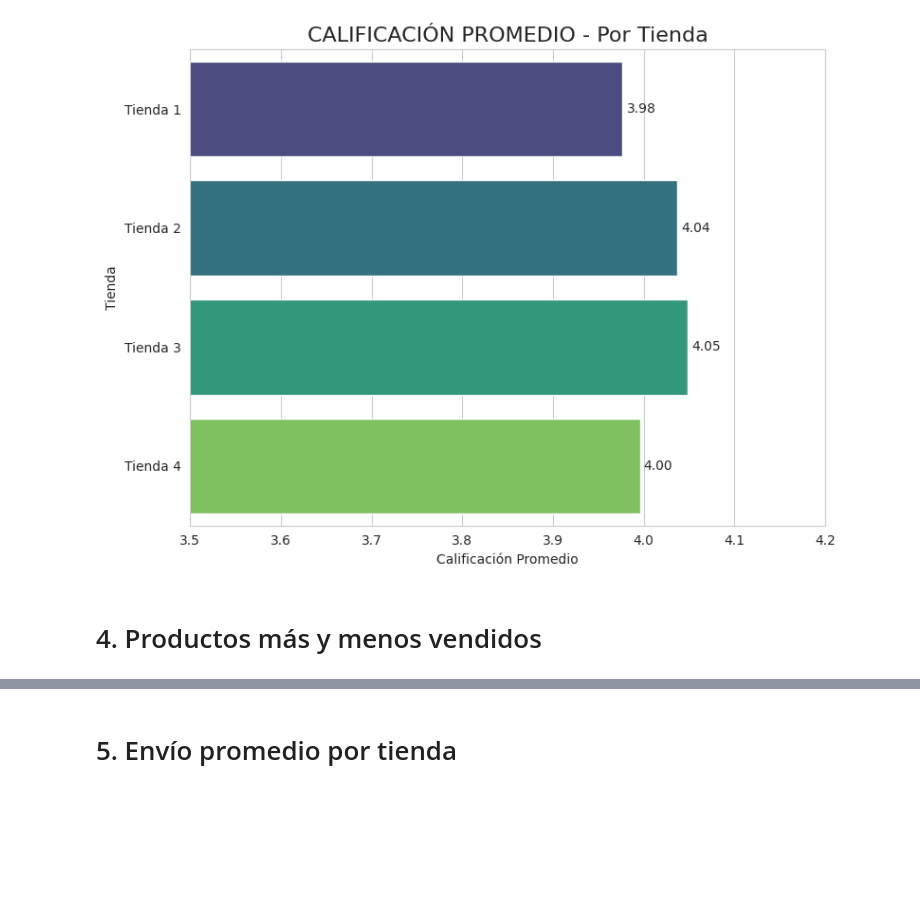
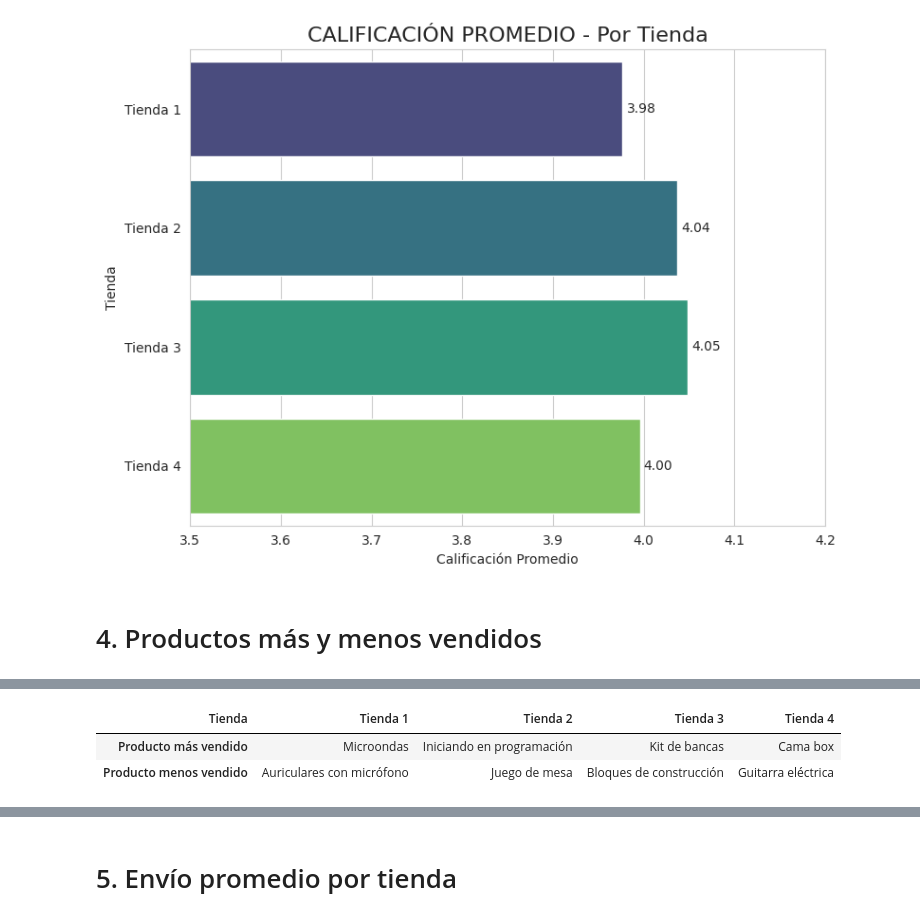
Before and after one commit to renzolea/Challenge-Alura-Store, a Jupyter notebook: AluraStoreLatam.ipynb, the cells around one changed output, grey strips where cells are left out. Drawn from its saved outputs; the diff is of its cells as text; code cells hidden in the pictures; blank space fills up the shorter version.

```diff
--- a/AluraStoreLatam.ipynb
+++ b/AluraStoreLatam.ipynb
@@ -264,0 +212,33 @@ plt.show()
+# %%
+# Find the most and least sold product for each store directly
+store1_products = {'Tienda': ['Tienda 1'],
+                     'Producto más vendido': [tienda['Producto'].value_counts().idxmax()],
+                     'Producto menos vendido': [tienda['Producto'].value_counts().idxmin()]}
+
+store2_products = {'Tienda': ['Tienda 2'],
+                     'Producto más vendido': [tienda2['Producto'].value_counts().idxmax()],
+                     'Producto menos vendido': [tienda2['Producto'].value_counts().idxmin()]}
+
+store3_products = {'Tienda': ['Tienda 3'],
+                     'Producto más vendido': [tienda3['Producto'].value_counts().idxmax()],
+                     'Producto menos vendido': [tienda3['Producto'].value_counts().idxmin()]}
+
+store4_products = {'Tienda': ['Tienda 4'],
+                     'Producto más vendido': [tienda4['Producto'].value_counts().idxmax()],
+                     'Producto menos vendido': [tienda4['Producto'].value_counts().idxmin()]}
+
+# Create DataFrames from the data
+df_store1_products = pd.DataFrame(store1_products)
+df_store2_products = pd.DataFrame(store2_products)
+df_store3_products = pd.DataFrame(store3_products)
+df_store4_products = pd.DataFrame(store4_products)
+
+# Concatenate the DataFrames
+product_summary_most_least = pd.concat([df_store1_products, df_store2_products, df_store3_products, df_store4_products], ignore_index=True)
+
+# Display the transposed summary
+display(product_summary_most_least.set_index('Tienda').T)
+# %% [output]
+| Tienda | Tienda 1 | Tienda 2 | Tienda 3 | Tienda 4 |
+| Producto más vendido | Microondas | Iniciando en programación | Kit de bancas | Cama box |
+| Producto menos vendido | Auriculares con micrófono | Juego de mesa | Bloques de construcción | Guitarra eléctrica |
```
Also changed, not shown: parts of 7 cells of this notebook.
